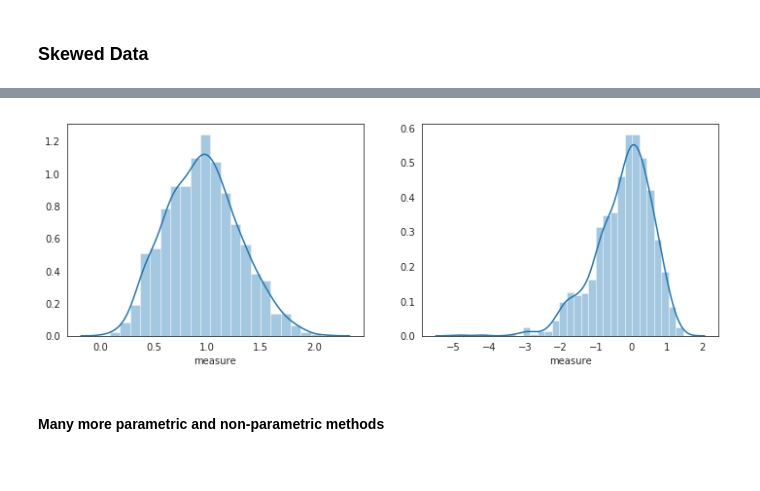
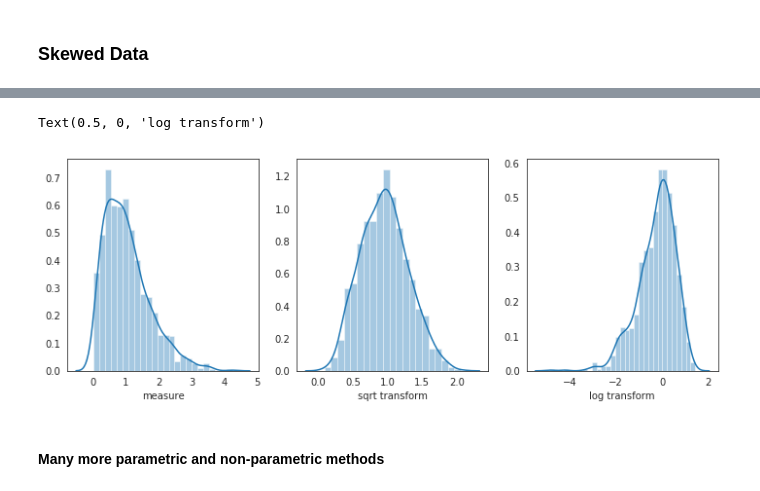
Before and after one commit to rohanaru53/COMSW4995_007_2018_3, a Jupyter notebook: notebooks/slides_week6_feature_engineering_and_application_natural_language_processing.ipynb, the cells around one changed output, grey strips where cells are left out. Drawn from its saved outputs; the diff is of its cells as text; code cells hidden in the pictures.

```diff
--- a/notebooks/slides_week6_feature_engineering_and_application_natural_language_processing.ipynb
+++ b/notebooks/slides_week6_feature_engineering_and_application_natural_language_processing.ipynb
@@ -188,9 +180,12 @@ _ = sns.distplot(df.measure)
 # %%
-fig,ax = plt.subplots(1,2,figsize=(12,4))
-_ = sns.distplot(df.measure.apply(np.sqrt), ax=ax[0])
-_ = sns.distplot(df.measure.apply(np.log),  ax=ax[1])
+df = pd.DataFrame(np.random.gamma(2,.5,1000), columns=['measure'])
+fig,ax = plt.subplots(1,3,figsize=(12,4))
+_ = sns.distplot(df.measure, ax=ax[0])
+_ = sns.distplot(df.measure.apply(np.sqrt), ax=ax[1]); ax[1].set_xlabel('sqrt transform')
+_ = sns.distplot(df.measure.apply(np.log),  ax=ax[2]); ax[2].set_xlabel('log transform')
 # %% [output]
+Text(0.5, 0, 'log transform')
-[figure, old version]
+[figure, new version]
 # %%
 df['measure_zscore'] = (df.measure - df.measure.mean()) / df.measure.std()
 keep_idx = np.abs(df.measure_zscore) < 3
```
Also changed, not shown: parts of 7 cells of this notebook, 1 other file.
